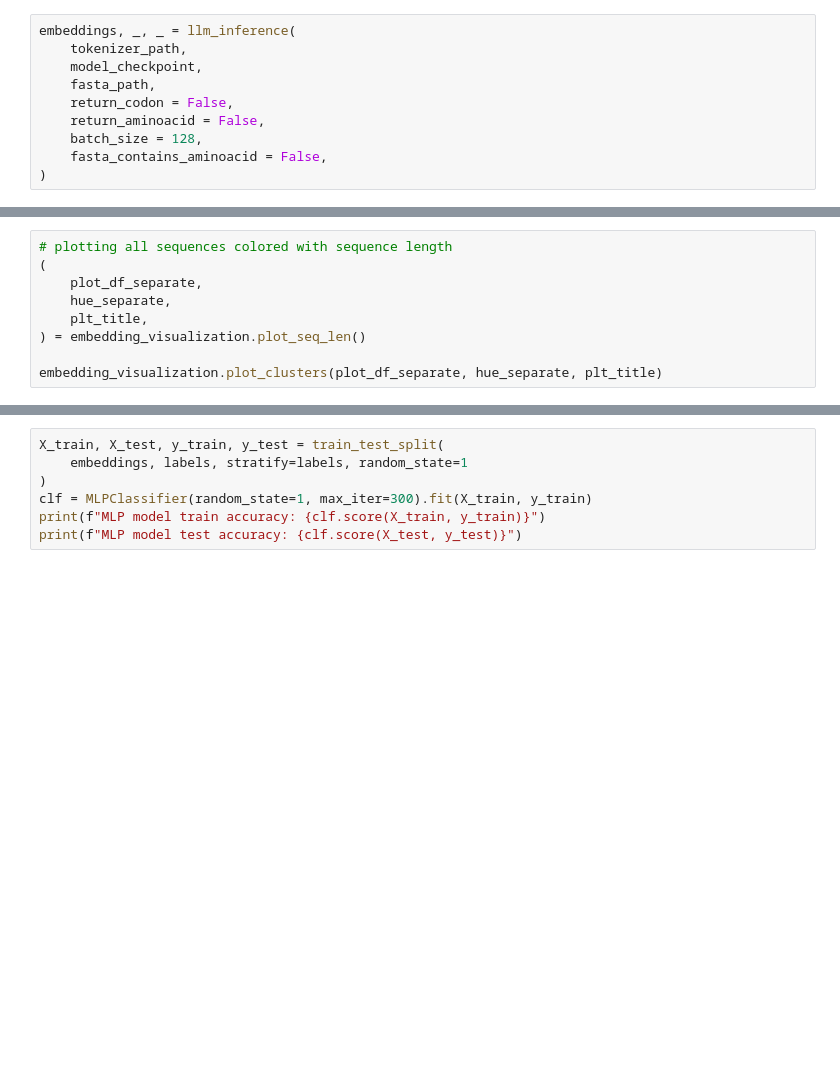
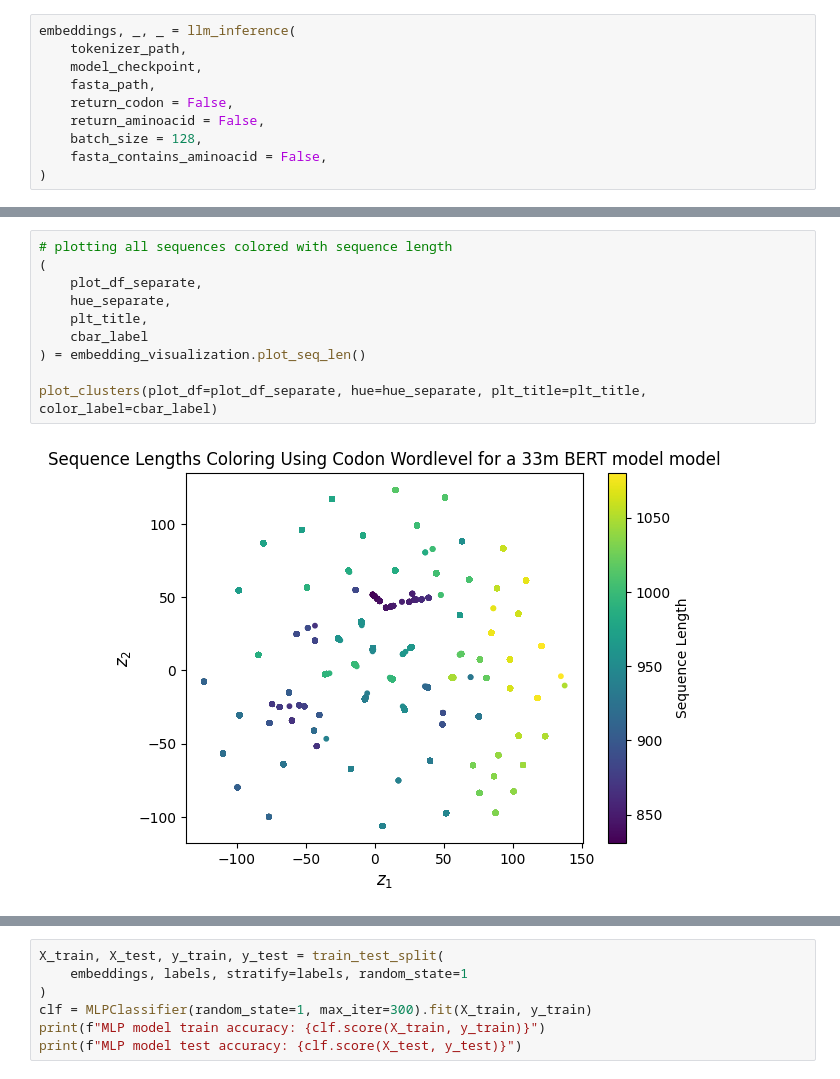
Before and after one commit to sakethramakrishnan/cpe, a Jupyter notebook: cpe/model_visualization_tSNE.ipynb, the cells around one changed output, grey strips where cells are left out. Cells and saved outputs as stored; diff of their text form; blank space fills up the shorter version.

```diff
--- a/cpe/model_visualization_tSNE.ipynb
+++ b/cpe/model_visualization_tSNE.ipynb
@@ -204,12 +280,15 @@ embedding_visualization.plot_clusters(plot_df_separate, hue_separate, plt_title)
 # %%
 # plotting all sequences colored with sequence length
 (
     plot_df_separate,
     hue_separate,
     plt_title,
+    cbar_label
 ) = embedding_visualization.plot_seq_len()
 
-embedding_visualization.plot_clusters(plot_df_separate, hue_separate, plt_title)
+plot_clusters(plot_df=plot_df_separate, hue=hue_separate, plt_title=plt_title, color_label=cbar_label)
+# %% [output]
+[figure, added]
 # %%
 # plotting all sequences colored with molecular weight
 (
```
Also changed, not shown: parts of 26 cells of this notebook, 2 other files.
